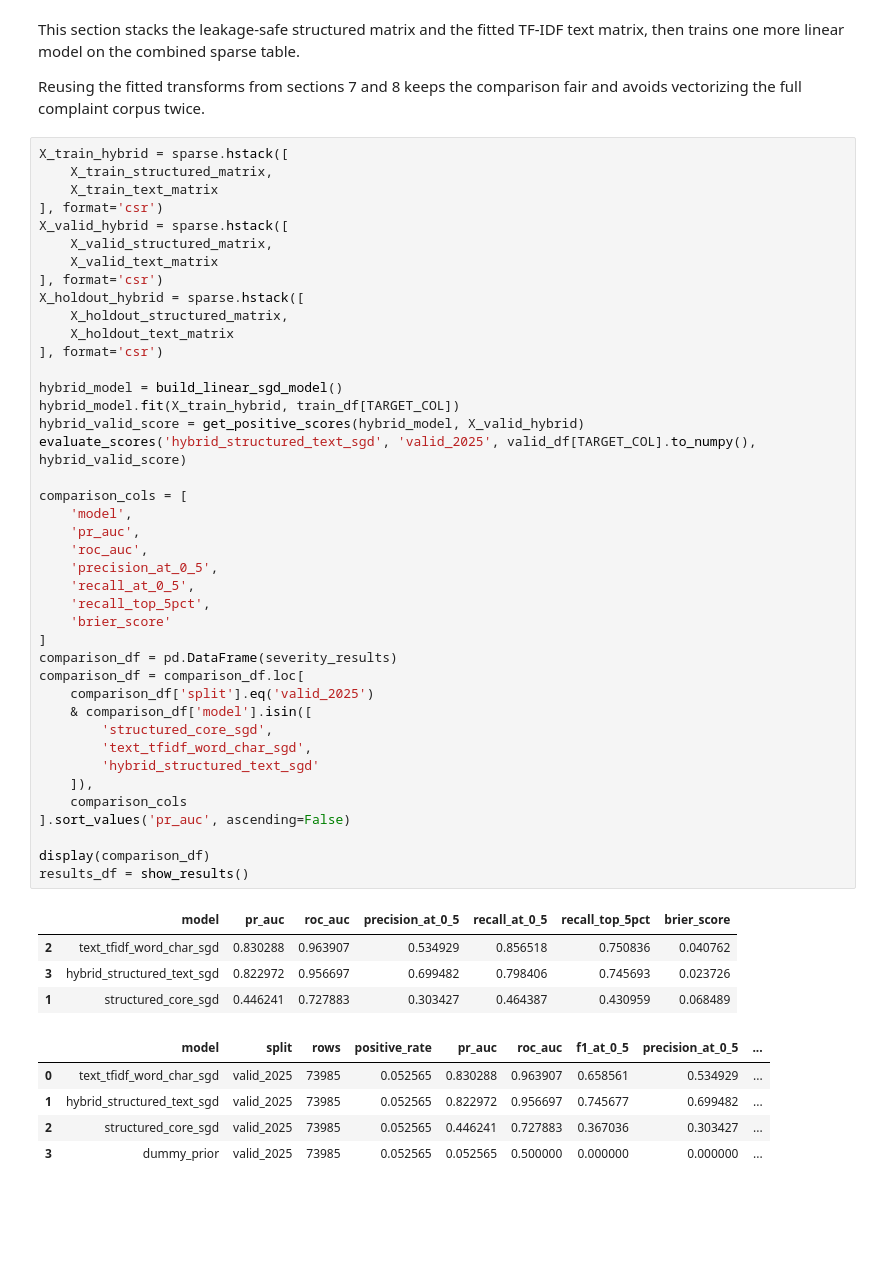
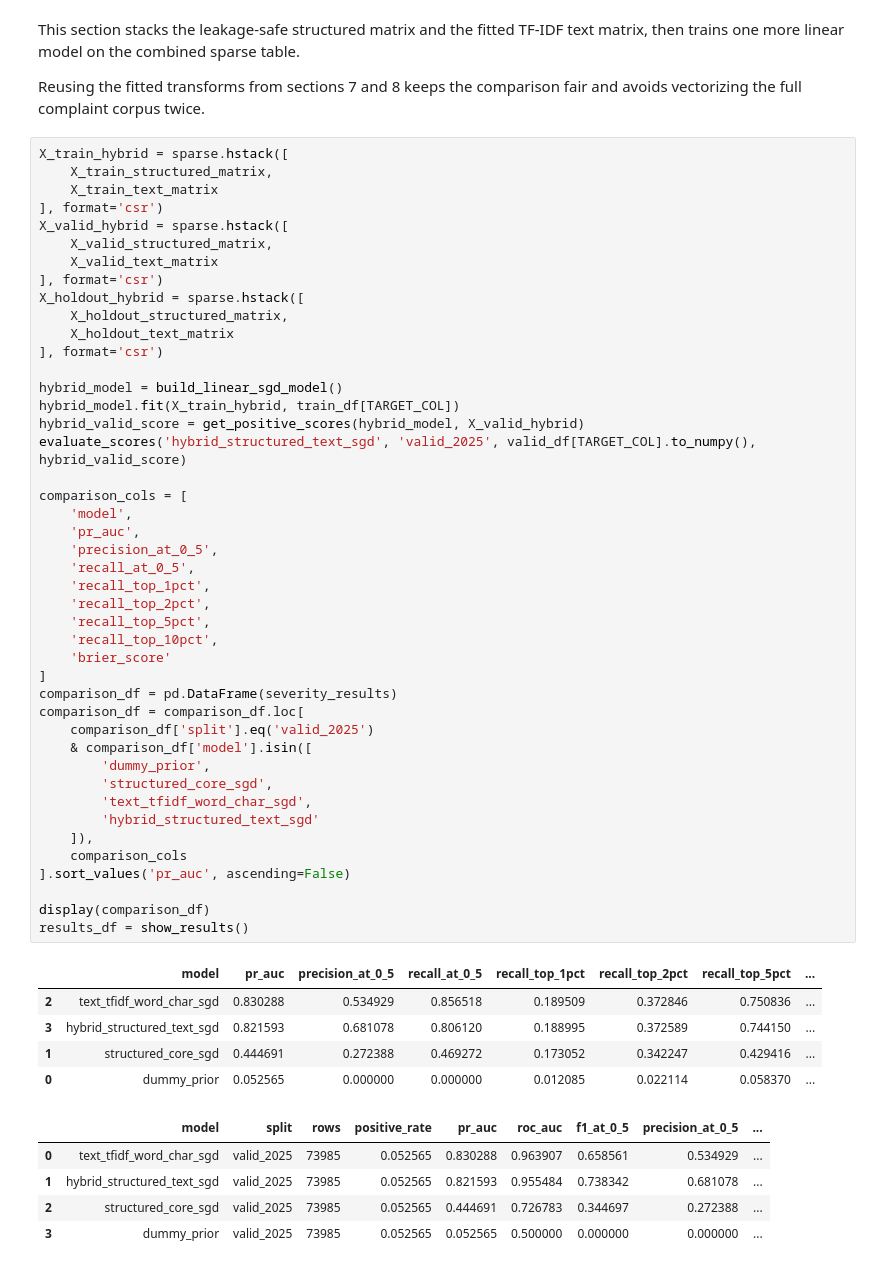
Before and after one commit to DavisM1212/NHTSA-ODI-Complaint-Analytics, a Jupyter notebook: notebooks/Severity_Ranking_Framework.ipynb, the cells around one changed output. Saved outputs shown, nothing was run; the diff lists cells and outputs as text; blank space fills up the shorter version.

```diff
--- a/notebooks/Severity_Ranking_Framework.ipynb
+++ b/notebooks/Severity_Ranking_Framework.ipynb
@@ -435,40 +555,44 @@ X_holdout_hybrid = sparse.hstack([
     X_holdout_text_matrix
 ], format='csr')
 
 hybrid_model = build_linear_sgd_model()
 hybrid_model.fit(X_train_hybrid, train_df[TARGET_COL])
 hybrid_valid_score = get_positive_scores(hybrid_model, X_valid_hybrid)
 evaluate_scores('hybrid_structured_text_sgd', 'valid_2025', valid_df[TARGET_COL].to_numpy(), hybrid_valid_score)
 
 comparison_cols = [
     'model',
     'pr_auc',
-    'roc_auc',
     'precision_at_0_5',
     'recall_at_0_5',
+    'recall_top_1pct',
+    'recall_top_2pct',
     'recall_top_5pct',
+    'recall_top_10pct',
     'brier_score'
 ]
 comparison_df = pd.DataFrame(severity_results)
 comparison_df = comparison_df.loc[
     comparison_df['split'].eq('valid_2025')
     & comparison_df['model'].isin([
+        'dummy_prior',
         'structured_core_sgd',
         'text_tfidf_word_char_sgd',
         'hybrid_structured_text_sgd'
     ]),
     comparison_cols
 ].sort_values('pr_auc', ascending=False)
 
 display(comparison_df)
 results_df = show_results()
 # %% [output]
-|  | model | pr_auc | roc_auc | precision_at_0_5 | recall_at_0_5 | recall_top_5pct | brier_score |
-| 2 | text_tfidf_word_char_sgd | 0.830288 | 0.963907 | 0.534929 | 0.856518 | 0.750836 | 0.040762 |
-| 3 | hybrid_structured_text_sgd | 0.822972 | 0.956697 | 0.699482 | 0.798406 | 0.745693 | 0.023726 |
-| 1 | structured_core_sgd | 0.446241 | 0.727883 | 0.303427 | 0.464387 | 0.430959 | 0.068489 |
+|  | model | pr_auc | precision_at_0_5 | recall_at_0_5 | recall_top_1pct | recall_top_2pct | recall_top_5pct | ... |
+| 2 | text_tfidf_word_char_sgd | 0.830288 | 0.534929 | 0.856518 | 0.189509 | 0.372846 | 0.750836 | ... |
+| 3 | hybrid_structured_text_sgd | 0.821593 | 0.681078 | 0.806120 | 0.188995 | 0.372589 | 0.744150 | ... |
+| 1 | structured_core_sgd | 0.444691 | 0.272388 | 0.469272 | 0.173052 | 0.342247 | 0.429416 | ... |
+| 0 | dummy_prior | 0.052565 | 0.000000 | 0.000000 | 0.012085 | 0.022114 | 0.058370 | ... |
 |  | model | split | rows | positive_rate | pr_auc | roc_auc | f1_at_0_5 | precision_at_0_5 | ... |
 | 0 | text_tfidf_word_char_sgd | valid_2025 | 73985 | 0.052565 | 0.830288 | 0.963907 | 0.658561 | 0.534929 | ... |
-| 1 | hybrid_structured_text_sgd | valid_2025 | 73985 | 0.052565 | 0.822972 | 0.956697 | 0.745677 | 0.699482 | ... |
-| 2 | structured_core_sgd | valid_2025 | 73985 | 0.052565 | 0.446241 | 0.727883 | 0.367036 | 0.303427 | ... |
+| 1 | hybrid_structured_text_sgd | valid_2025 | 73985 | 0.052565 | 0.821593 | 0.955484 | 0.738342 | 0.681078 | ... |
+| 2 | structured_core_sgd | valid_2025 | 73985 | 0.052565 | 0.444691 | 0.726783 | 0.344697 | 0.272388 | ... |
 | 3 | dummy_prior | valid_2025 | 73985 | 0.052565 | 0.052565 | 0.500000 | 0.000000 | 0.000000 | ... |
```
Also changed, not shown: parts of 31 cells of this notebook, 1 other file.
